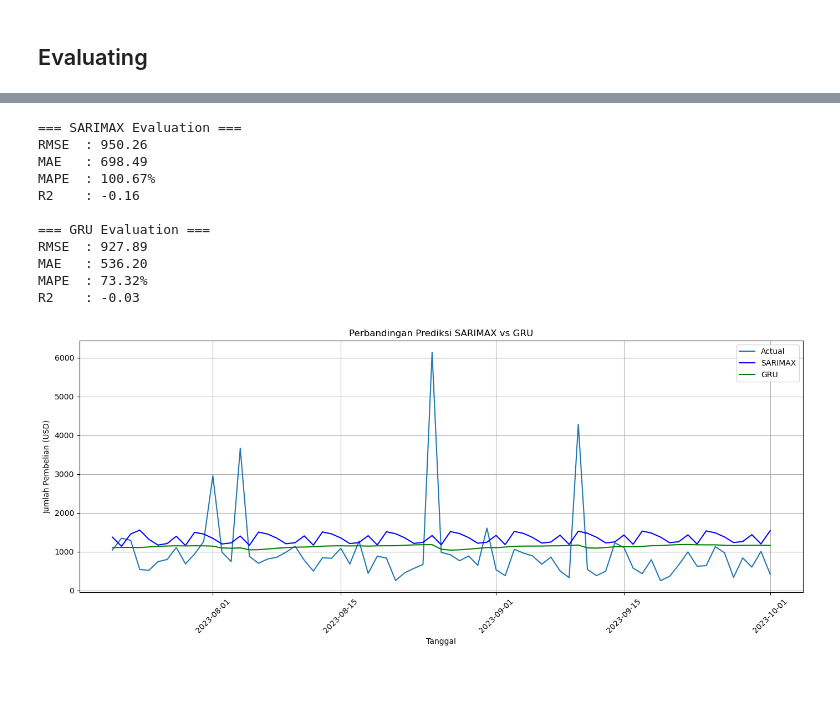
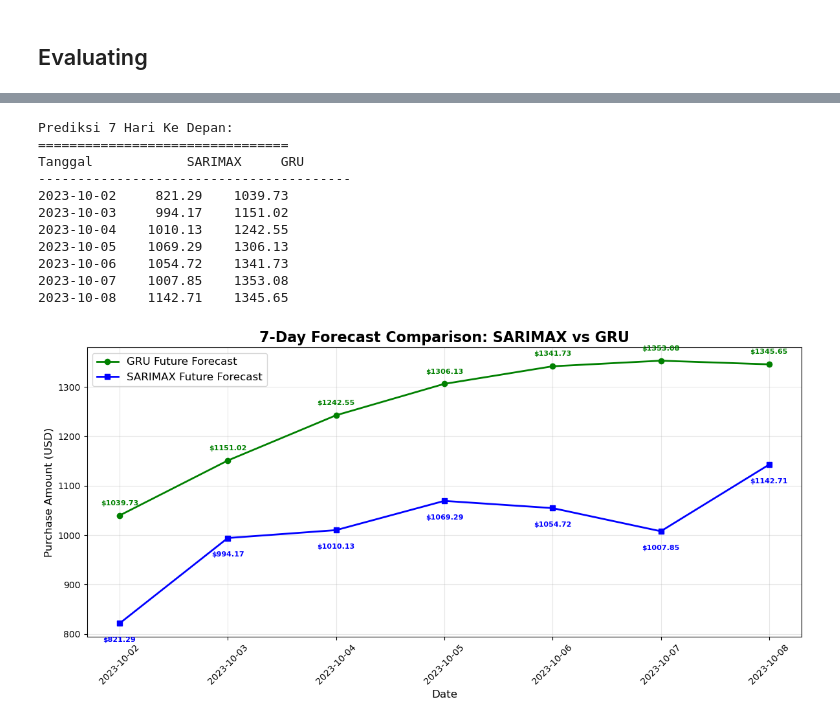
Before and after one commit to Ecstarssyy/Machine-Learning-Optiz, a Jupyter notebook: main.ipynb, the cells around one changed output, grey strips where cells are left out. Saved outputs shown, nothing was run; the diff lists cells and outputs as text; code cells hidden in the pictures; blank space fills up the shorter version.

```diff
--- a/main.ipynb
+++ b/main.ipynb
@@ -176,40 +531,53 @@ r2_gru = r2_score(y_test_inv, y_pred_gru_inv)
 # %%
-print("=== SARIMAX Evaluation ===")
-print(f"RMSE  : {rmse_sarimax:.2f}")
-print(f"MAE   : {mae_sarimax:.2f}")
-print(f"MAPE  : {mape_sarimax:.2f}%")
-print(f"R2    : {r2_sarimax:.2f}")
-
-print("\n=== GRU Evaluation ===")
-print(f"RMSE  : {rmse_gru:.2f}")
-print(f"MAE   : {mae_gru:.2f}")
-print(f"MAPE  : {mape_gru:.2f}%")
-print(f"R2    : {r2_gru:.2f}")
+print("\nPrediksi 7 Hari Ke Depan:")
+print("================================")
+print("Tanggal            SARIMAX     GRU")
+print("----------------------------------------")
+for i in range(7):
+    date = future_dates_gru[i].strftime('%Y-%m-%d')
+    sarimax = future_pred_sarimax[i]
+    gru = future_pred_inv_gru[i][0]
+    print(f"{date}  {sarimax:9.2f}  {gru:9.2f}")
 # %% [output]
-=== SARIMAX Evaluation ===
-RMSE  : 950.26
-MAE   : 698.49
-MAPE  : 100.67%
-R2    : -0.16
-
-=== GRU Evaluation ===
-RMSE  : 927.89
-MAE   : 536.20
-MAPE  : 73.32%
-R2    : -0.03
+Prediksi 7 Hari Ke Depan:
+================================
+Tanggal            SARIMAX     GRU
+----------------------------------------
+2023-10-02     821.29    1039.73
+2023-10-03     994.17    1151.02
+2023-10-04    1010.13    1242.55
+2023-10-05    1069.29    1306.13
+2023-10-06    1054.72    1341.73
+2023-10-07    1007.85    1353.08
+2023-10-08    1142.71    1345.65
 # %%
-plt.figure(figsize=(14,6))
-plt.plot(test_sarimax.index, test_sarimax, label='Actual')  # ✅ Benar
-plt.plot(test_sarimax.index, sarimax_pred, label='SARIMAX', color='blue')
-plt.plot(test_sarimax.index[-len(y_pred_gru):], y_pred_gru_inv, label='GRU', color='green')
+plt.figure(figsize=(12, 6))
+plt.plot(future_dates_gru, future_pred_inv_gru, 'o-', label='GRU Future Forecast', color='green', linewidth=2)
+plt.plot(future_dates_sarimax, future_pred_sarimax, 's-', label='SARIMAX Future Forecast', color='blue', linewidth=2)
+for i in range(len(future_dates_gru)):
+    # GRU annotation
+    plt.annotate(f"${future_pred_inv_gru[i][0]:.2f}",
+                xy=(future_dates_gru[i], future_pred_inv_gru[i][0]),
+                xytext=(0, 10),
+                textcoords="offset points",
+                ha='center', va='bottom',
+                fontsize=8, fontweight='bold', color='green')
 
-plt.title("Perbandingan Prediksi SARIMAX vs GRU")
-plt.xlabel("Tanggal")
-plt.ylabel("Jumlah Pembelian (USD)")
-plt.legend()
-plt.grid(True)
+    # SARIMAX annotation
+    plt.annotate(f"${future_pred_sarimax[i]:.2f}",
+                xy=(future_dates_sarimax[i], future_pred_sarimax[i]),
+                xytext=(0, -15),
+                textcoords="offset points",
+                ha='center', va='top',
+                fontsize=8, fontweight='bold', color='blue')
+
+plt.title('7-Day Forecast Comparison: SARIMAX vs GRU', fontsize=16, fontweight='bold')
+plt.xlabel('Date', fontsize=12)
+plt.ylabel('Purchase Amount (USD)', fontsize=12)
+plt.grid(True, alpha=0.3)
+plt.legend(fontsize=12)
 plt.xticks(rotation=45)
 plt.tight_layout()
 plt.show()
 # %% [output]
-[figure, old version]
+[figure, new version]
```
Also changed, not shown: parts of 26 cells of this notebook.
